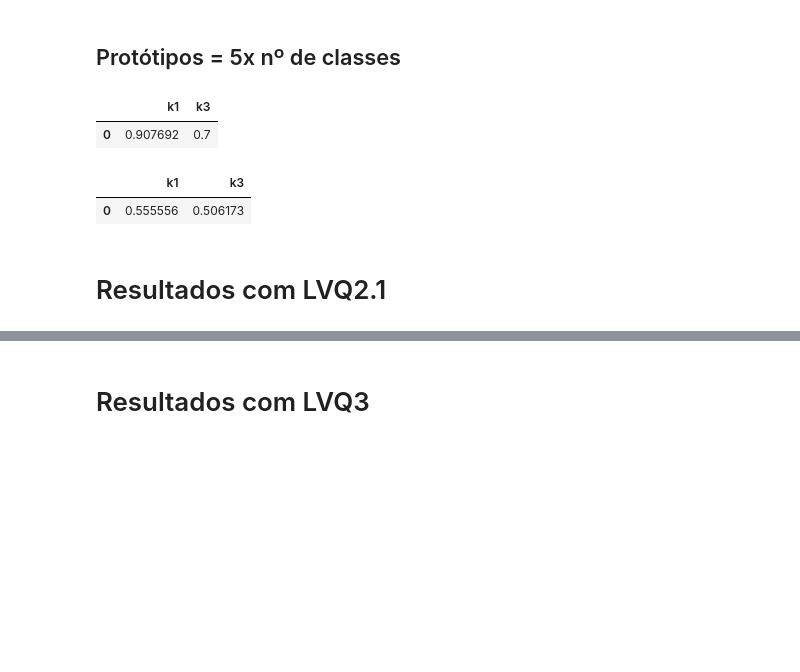
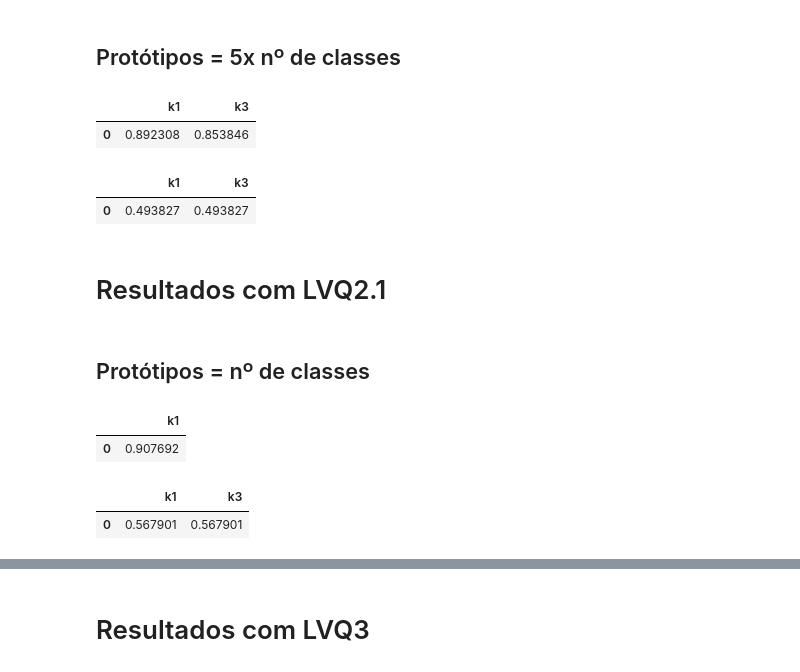
Before and after one commit to ajgan/MachineLearning-List02, a Jupyter notebook: prototypegen/PrototypeGeneration.ipynb, the cells around one changed output, grey strips where cells are left out. Cells and saved outputs as stored; diff of their text form; code cells hidden in the pictures; blank space fills up the shorter version.

```diff
--- a/prototypegen/PrototypeGeneration.ipynb
+++ b/prototypegen/PrototypeGeneration.ipynb
@@ -300,7 +392,7 @@ def crossValidation(dataset, kFold, shuffle, mySeed, kVariation, weighted, dataT
         foldHits[n] = foldHits[n]/len(dataset)
     return foldHits
 # %%
-def crossValidationPrototypes(dataset, kFold, shuffle, mySeed, kVariation, weighted, dataType, typeList, protQuant, iterations):
+def crossValidationPrototypes(dataset, kFold, shuffle, mySeed, kVariation, weighted, dataType, typeList, protQuant, iterations, lvqType):
 
     classes = getClassList(dataset)
 
@@ -320,8 +412,15 @@ def crossValidationPrototypes(dataset, kFold, shuffle, mySeed, kVariation, weigh
         prototypes = createPrototypes(protQuant, trainset, classes, mySeed)
         prototypes = adjustPrototypes(iterations, trainset, prototypes, mySeed)
 
+        if (lvqType == 2):
+            prototypes = adjustPrototypesLVQ2_1(iterations, trainset, prototypes, mySeed)
+        elif (lvqType == 3):
+            prototypes = adjustPrototypesLVQ3(iterations, trainset, prototypes, mySeed)
+
         hits = 0
-        #trainsetList = trainset.values.tolist()
+
+        if (lvqType == 0):
+            trainsetList = trainset.values.tolist()
         trainsetList = prototypes
 
         for m in range(len(testset)):
@@ -361,8 +460,8 @@ def calculateScores(dataset, weighted, dataType, typeList):
     #totalTime = finishTime - startTime
     return scores #[,totalTime]
 # %%
-def calculateScoresPrototypes(dataset, weighted, dataType, typeList, protQuant, iterations):
-    scores = crossValidationPrototypes(dataset, 5, 1, 1000, kVariation, weighted, dataType, typeList, protQuant, iterations)
+def calculateScoresPrototypes(dataset, weighted, dataType, typeList, protQuant, iterations, lvqType):
+    scores = crossValidationPrototypes(dataset, 5, 1, 1000, kVariation, weighted, dataType, typeList, protQuant, iterations, lvqType)
     return scores
 # %% [markdown]
 # Resultados sem protótipos
@@ -465,20 +564,42 @@ desharnaisLVQ1Prot3NDF
 # %% [markdown]
 ## Protótipos = 5x nº de classes
 # %%
-dataretrieveLVQ1Prot5N = calculateScoresPrototypes(dataretrieve, 0, 0, dataretrievelist, len(getClassList(dataretrieve))*2, 3)
+dataretrieveLVQ1Prot5N = calculateScoresPrototypes(dataretrieve, 0, 0, dataretrievelist, len(getClassList(dataretrieve))*5, 3, 1)
 dataretrieveLVQ1Prot5NDF = pd.DataFrame([dataretrieveLVQ1Prot5N], columns = (["k1", "k3"]))
 dataretrieveLVQ1Prot5NDF.to_csv("..//results/dataretrieveLVQ1Prot5N.csv", index=False)
 dataretrieveLVQ1Prot5NDF
 # %% [output]
 |  | k1 | k3 |
-| 0 | 0.907692 | 0.7 |
+| 0 | 0.892308 | 0.853846 |
 # %%
-desharnaisLVQ1Prot5N = calculateScoresPrototypes(desharnais, 0, 0, desharnaislist, len(getClassList(desharnais))*2, 3)
+desharnaisLVQ1Prot5N = calculateScoresPrototypes(desharnais, 0, 0, desharnaislist, len(getClassList(desharnais))*5, 3, 1)
 desharnaisLVQ1Prot5NDF = pd.DataFrame([desharnaisLVQ1Prot5N], columns = (["k1", "k3"]))
 desharnaisLVQ1Prot5NDF.to_csv("..//results/desharnaisLVQ1Prot5N.csv", index=False)
 desharnaisLVQ1Prot5NDF
 # %% [output]
 |  | k1 | k3 |
-| 0 | 0.555556 | 0.506173 |
+| 0 | 0.493827 | 0.493827 |
 # %% [markdown]
 # Resultados com LVQ2.1
+# %% [markdown]
+## Protótipos = nº de classes
+# %%
+classQuant = len(getClassList(dataretrieve))
+if (classQuant < 3):
+    kVariation = [1]
+dataretrieveLVQ2ProtN = calculateScoresPrototypes(dataretrieve, 0, 0, dataretrievelist, classQuant, 3, 2)
+dataretrieveLVQ2ProtNDF = pd.DataFrame([dataretrieveLVQ2ProtN], columns = (["k1"]))
+dataretrieveLVQ2ProtNDF.to_csv("..//results/dataretrieveLVQ2ProtN.csv", index=False)
+kVariation = [1, 3]
+dataretrieveLVQ2ProtNDF
+# %% [output]
+|  | k1 |
+| 0 | 0.907692 |
+# %%
+desharnaisLVQ2ProtN = calculateScoresPrototypes(desharnais, 0, 0, desharnaislist, len(getClassList(desharnais)), 3, 2)
+desharnaisLVQ2ProtNDF = pd.DataFrame([desharnaisLVQ2ProtN], columns = (["k1", "k3"]))
+desharnaisLVQ2ProtNDF.to_csv("..//results/desharnaisLVQ2ProtN.csv", index=False)
+desharnaisLVQ2ProtNDF
+# %% [output]
+|  | k1 | k3 |
+| 0 | 0.567901 | 0.567901 |
```
Also changed, not shown: parts of 41 cells of this notebook, 21 other files.
